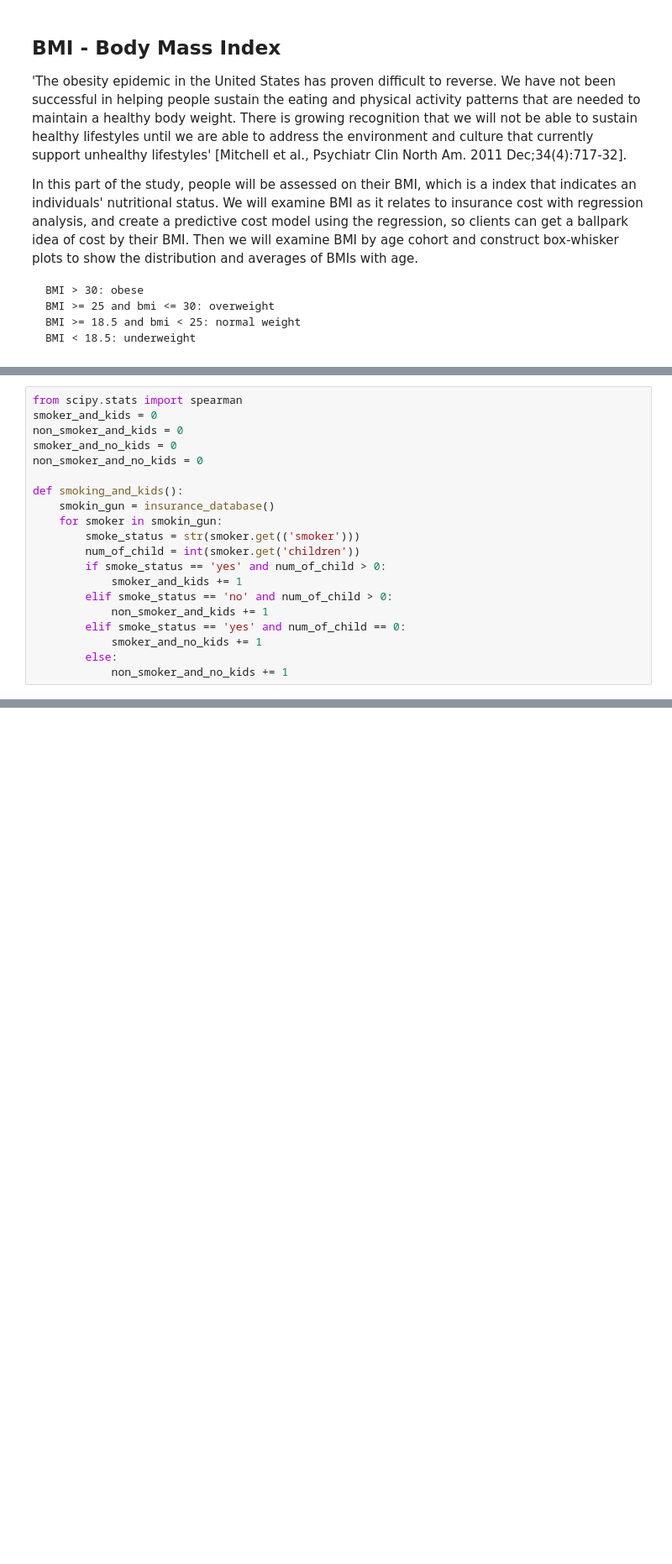
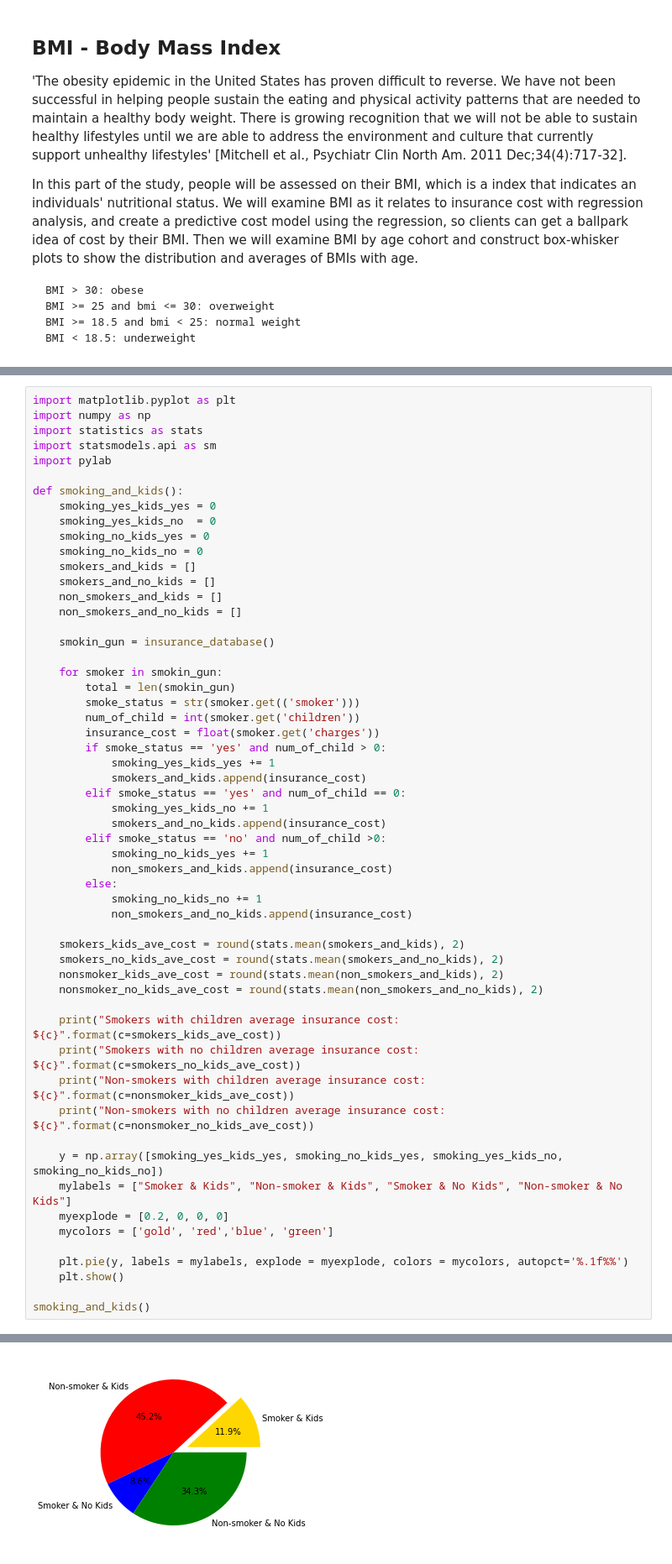
Before and after one commit to lord-proton/Med_Insurance, a Jupyter notebook: python-portfolio-project-starter-files/us-medical-insurance-costs.ipynb, the cells around one changed output, grey strips where cells are left out. Shown: that part at 84% size. Cells and saved outputs as stored; diff of their text form; blank space fills up the shorter version.

```diff
--- a/python-portfolio-project-starter-files/us-medical-insurance-costs.ipynb
+++ b/python-portfolio-project-starter-files/us-medical-insurance-costs.ipynb
@@ -503,20 +519,0 @@ In this section of the study we will look at the connections between having chil
-# %%
-from scipy.stats import spearman
-smoker_and_kids = 0
-non_smoker_and_kids = 0
-smoker_and_no_kids = 0
-non_smoker_and_no_kids = 0
-
-def smoking_and_kids():
-    smokin_gun = insurance_database()
-    for smoker in smokin_gun:
-        smoke_status = str(smoker.get(('smoker')))
-        num_of_child = int(smoker.get('children'))
-        if smoke_status == 'yes' and num_of_child > 0:
-            smoker_and_kids += 1
-        elif smoke_status == 'no' and num_of_child > 0:
-            non_smoker_and_kids += 1
-        elif smoke_status == 'yes' and num_of_child == 0:
-            smoker_and_no_kids += 1
-        else:
-            non_smoker_and_no_kids += 1
@@ -526,0 +520,57 @@ As stated earlier, the older you get, the greater the likelihood of dying.  Seem
+# %%
+import matplotlib.pyplot as plt
+import numpy as np
+import statistics as stats
+import statsmodels.api as sm
+import pylab
+
+def smoking_and_kids():
+    smoking_yes_kids_yes = 0
+    smoking_yes_kids_no  = 0
+    smoking_no_kids_yes = 0
+    smoking_no_kids_no = 0
+    smokers_and_kids = []
+    smokers_and_no_kids = []
+    non_smokers_and_kids = []
+    non_smokers_and_no_kids = []
+
+    smokin_gun = insurance_database()
+
+    for smoker in smokin_gun:
+        total = len(smokin_gun)
+        smoke_status = str(smoker.get(('smoker')))
+        num_of_child = int(smoker.get('children'))
+        insurance_cost = float(smoker.get('charges'))
+        if smoke_status == 'yes' and num_of_child > 0:
+            smoking_yes_kids_yes += 1
+            smokers_and_kids.append(insurance_cost)
+        elif smoke_status == 'yes' and num_of_child == 0:
+            smoking_yes_kids_no += 1
+            smokers_and_no_kids.append(insurance_cost)
+        elif smoke_status == 'no' and num_of_child >0:
+            smoking_no_kids_yes += 1
+            non_smokers_and_kids.append(insurance_cost)
+        else:
+            smoking_no_kids_no += 1
+            non_smokers_and_no_kids.append(insurance_cost)
+
+    smokers_kids_ave_cost = round(stats.mean(smokers_and_kids), 2)
+    smokers_no_kids_ave_cost = round(stats.mean(smokers_and_no_kids), 2)
+    nonsmoker_kids_ave_cost = round(stats.mean(non_smokers_and_kids), 2)
+    nonsmoker_no_kids_ave_cost = round(stats.mean(non_smokers_and_no_kids), 2)
+
+    print("Smokers with children average insurance cost: ${c}".format(c=smokers_kids_ave_cost))
+    print("Smokers with no children average insurance cost: ${c}".format(c=smokers_no_kids_ave_cost))
+    print("Non-smokers with children average insurance cost: ${c}".format(c=nonsmoker_kids_ave_cost))
+    print("Non-smokers with no children average insurance cost: ${c}".format(c=nonsmoker_no_kids_ave_cost))
+
+    y = np.array([smoking_yes_kids_yes, smoking_no_kids_yes, smoking_yes_kids_no, smoking_no_kids_no])
+    mylabels = ["Smoker & Kids", "Non-smoker & Kids", "Smoker & No Kids", "Non-smoker & No Kids"]
+    myexplode = [0.2, 0, 0, 0]
+    mycolors = ['gold', 'red','blue', 'green']
+
+    plt.pie(y, labels = mylabels, explode = myexplode, colors = mycolors, autopct='%.1f%%')
+    plt.show()
+
+smoking_and_kids()
+# %% [output]
@@ -526,0 +581 @@ As stated earlier, the older you get, the greater the likelihood of dying.  Seem
+[figure, added]
```
Also changed, not shown: parts of 9 cells of this notebook.
